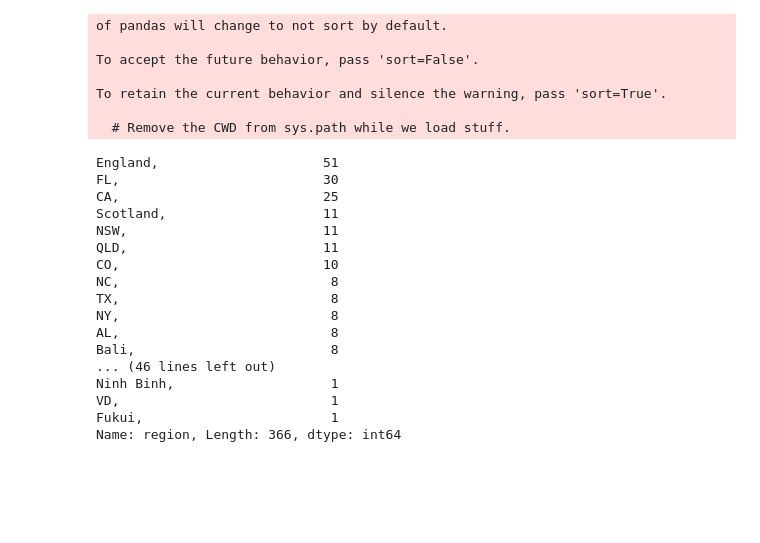
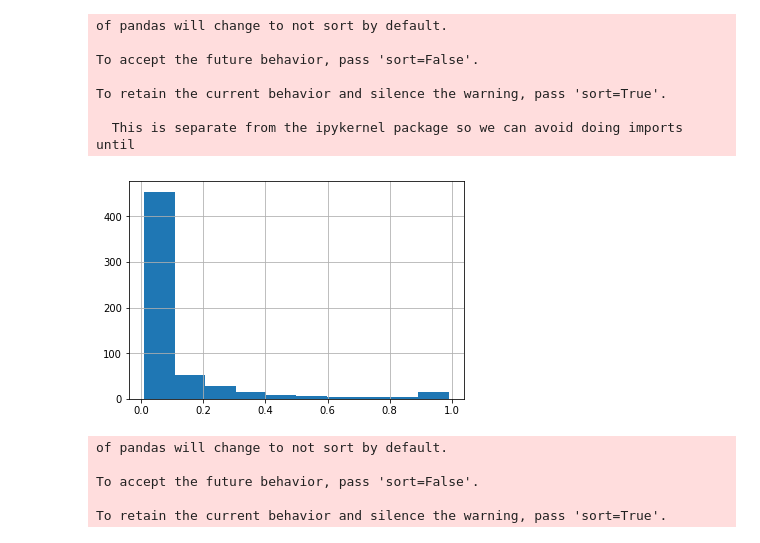
Before and after one commit to kbenya/hierarchical-genmodelling, a Jupyter notebook: notebooks/1.0-emb-get_data.ipynb, the cells around one changed output. Drawn from its saved outputs; the diff is of its cells as text; code cells hidden in the pictures; blank space fills up the shorter version.

```diff
--- a/notebooks/1.0-emb-get_data.ipynb
+++ b/notebooks/1.0-emb-get_data.ipynb
@@ -12,3 +13,9 @@ import gzip
+# %%
+ATTS_SAMPLE = 100#00
+HOTEL_DATE_SAMPLE = 10#00
+DATE_RANGE = range(100,110,2)
+POOL_NUM = multiprocessing.cpu_count() * 8
+SPLIT_NUM = POOL_NUM * 2
 # %%
 def getterm(term):
     r = requests.get('https://www.hotels.com/siteindex_www_hotels_com.xml')
@@ -62,7 +69,7 @@ def process_hotel(hotelid):
                 pass
     try:
         result['dest-id'] = soup.find('span',{'class':'back-link'}).find('a')['href'].split(
-            'destination-id=')[-1].split('&')[-1]
+            'destination-id=')[-1].split('&')[0]
     except:
         #print('FUCKED ----------- %s --- %s' % ('dest-id',hotelid))
         pass
@@ -138,9 +145,5 @@ def process_hotel(hotelid):
                 result[name + '_' + head + '_' + item.text] = 1
     return result
 
-#@ray.remote
-#def ray_hotel_list(hlist):
-#    return pd.DataFrame([process_hotel(h) for h in hlist])
-
 def mp_hotel_list(hlist):
-    return pd.DataFrame([process_hotel(h) for h in tqdm(hlist)])
+    return pd.DataFrame([process_hotel(h) for h in hlist])
@@ -147,14 +209,9 @@ def mp_hotel_list(hlist):
+# %%
+pool = multiprocessing.Pool(POOL_NUM)
 # %%
-splitnum = multiprocessing.cpu_count() * 4
-#hotel_atts = pd.concat(ray.get([ray_hotel_list.remote(hlist) for
-#                        hlist in np.array_split(
-#                        fullhotel['id'].sample(100).values,splitnum)])).set_index('hotelid')
-
-pool = multiprocessing.Pool(splitnum)
-
 hotel_atts = pd.concat(pool.map(mp_hotel_list,[hlist for
                         hlist in np.array_split(
-                        fullhotel['id'].sample(1000).values,splitnum)])).set_index('hotelid')
+                        fullhotel['id'].sample(ATTS_SAMPLE).values,SPLIT_NUM)])).set_index('hotelid')
 # %% [output]
 of pandas will change to not sort by default.
 
@@ -162,5 +219,5 @@ To accept the future behavior, pass 'sort=False'.
 
 To retain the current behavior and silence the warning, pass 'sort=True'.
 
-  # Remove the CWD from sys.path while we load stuff.
+  This is separate from the ipykernel package so we can avoid doing imports until
 # %%
@@ -168,20 +224,0 @@ hotel_atts.to_csv('../data/external/hotel-atts.csv',index='hotelid')
-# %%
-hotel_atts['region'].value_counts()
-# %% [output]
-England,                     51
-FL,                          30
-CA,                          25
-Scotland,                    11
-NSW,                         11
-QLD,                         11
-CO,                          10
-NC,                           8
-TX,                           8
-NY,                           8
-AL,                           8
-Bali,                         8
-... (46 lines left out)
-Ninh Binh,                    1
-VD,                           1
-Fukui,                        1
-Name: region, Length: 366, dtype: int64
@@ -189,0 +225,21 @@ testdf2.to_csv('../data/external/hotel-atts.csv')
+# %%
+pd.Series([(1 - hotel_atts[col].isnull().sum() / hotel_atts.shape[0]) for
+           col in hotel_atts.columns],index = hotel_atts.columns).sort_values().hist()
+plt.show()
+# %% [output]
+[figure, added]
+# %%
+hotelsamplesize = HOTEL_DATE_SAMPLE
+daterange = DATE_RANGE
+
+pairs = itertools.product(hotel_atts.sample(hotelsamplesize).index,
+                  [(datetime.date.today() + datetime.timedelta(days = d))
+                   for d in daterange])
+
+roomdf,hoteldates = process_dateoutput(pool.map(process_date,[l for l in list(pairs)]))
+# %% [output]
+of pandas will change to not sort by default.
+
+To accept the future behavior, pass 'sort=False'.
+
+To retain the current behavior and silence the warning, pass 'sort=True'.
```
Also changed, not shown: parts of 16 cells of this notebook, 2 other files.
